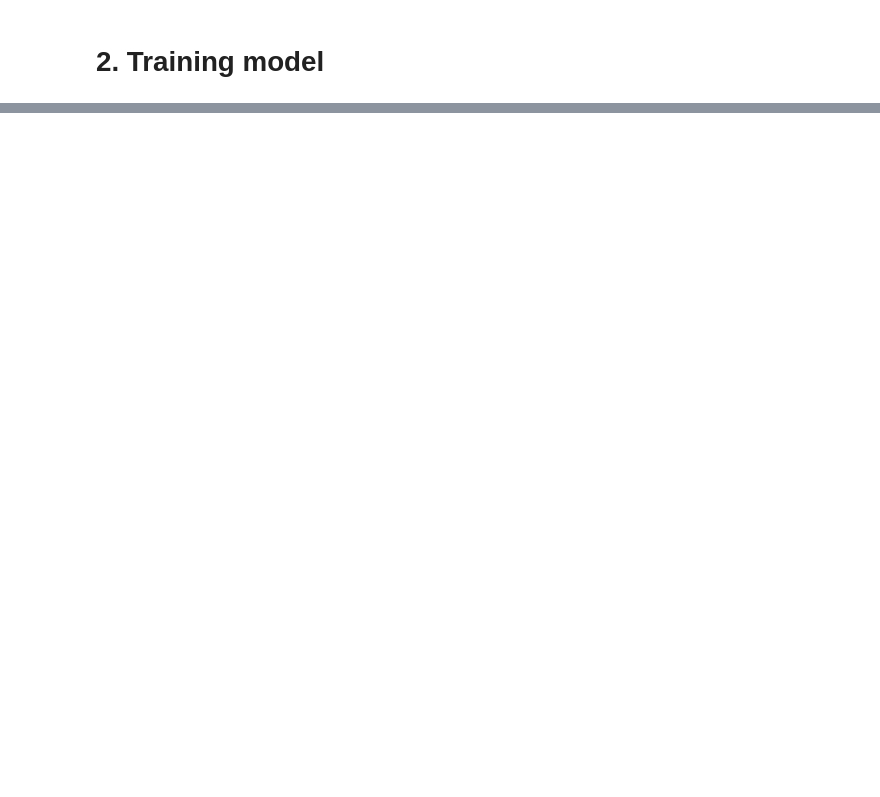
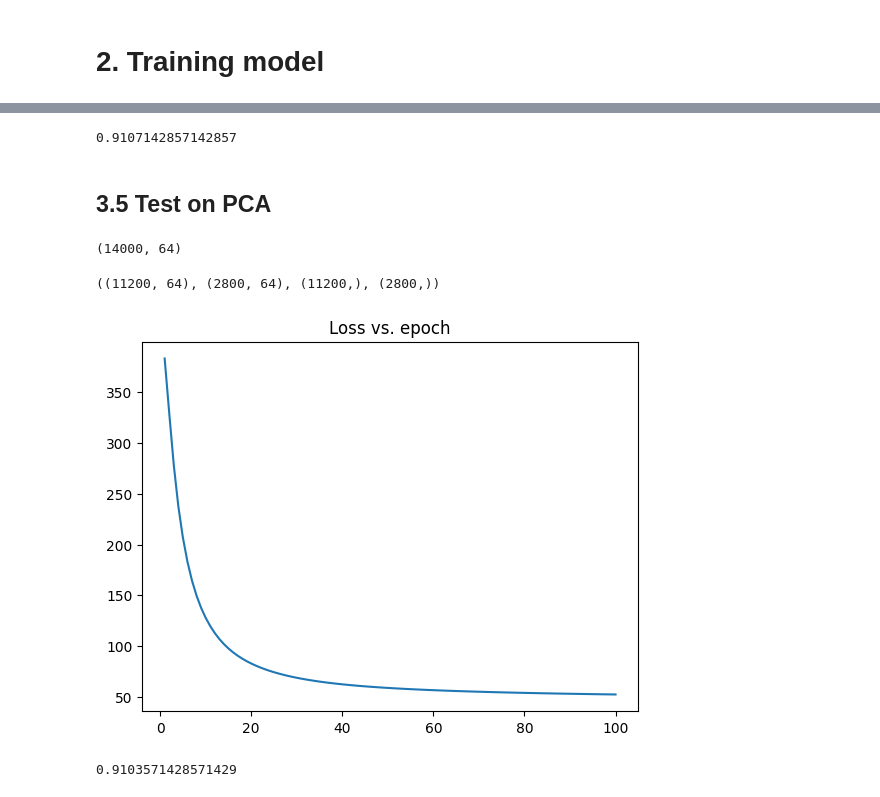
Before and after one commit to trungtranquoc/topology_autoencoder, a Jupyter notebook: main.ipynb, the cells around one changed output, grey strips where cells are left out. Drawn from its saved outputs; the diff is of its cells as text; code cells hidden in the pictures; blank space fills up the shorter version.

```diff
--- a/main.ipynb
+++ b/main.ipynb
@@ -152,0 +251,42 @@ KeyboardInterrupt:
+# %%
+from sklearn.metrics import accuracy_score
+
+y_preds = logistic_model.predict(X_test)
+logistic_model.eval(y_test, y_preds, accuracy_score)
+# %% [output]
+0.9107142857142857
+# %% [markdown]
+## 3.5 Test on PCA
+# %%
+from sklearn.decomposition import PCA
+
+pca = PCA(n_components=64)
+X_flatten = X_original.reshape(X_original.shape[0], -1)
+
+X_reduced = pca.fit_transform(X_flatten)
+X_reduced.shape
+# %% [output]
+(14000, 64)
+# %%
+X_reduced_train, X_reduced_test, y_train, y_test = train_test_split(X_reduced, y_original, test_size=0.2)
+X_reduced_train.shape, X_reduced_test.shape, y_train.shape, y_test.shape
+# %% [output]
+((11200, 64), (2800, 64), (11200,), (2800,))
+# %%
+num_epochs = 50
+logistic_model_pca = LogisticRegModel(X_reduced_train.shape[1], 10, device=device)
+
+log_loss = logistic_model_pca.fit(X_reduced_train, y_train, num_epochs=num_epochs, lr=1e-3)
+
+epoch_plot = list(range(1, num_epochs+1))
+
+plt.plot(epoch_plot, log_loss)
+plt.title("Loss vs. epoch")
+plt.show()
+# %% [output]
+[figure, added]
+# %%
+y_preds = logistic_model_pca.predict(X_reduced_test)
+logistic_model_pca.eval(y_test, y_preds, accuracy_score)
+# %% [output]
+0.9103571428571429
```
Also changed, not shown: parts of 16 cells of this notebook, 7 other files.
